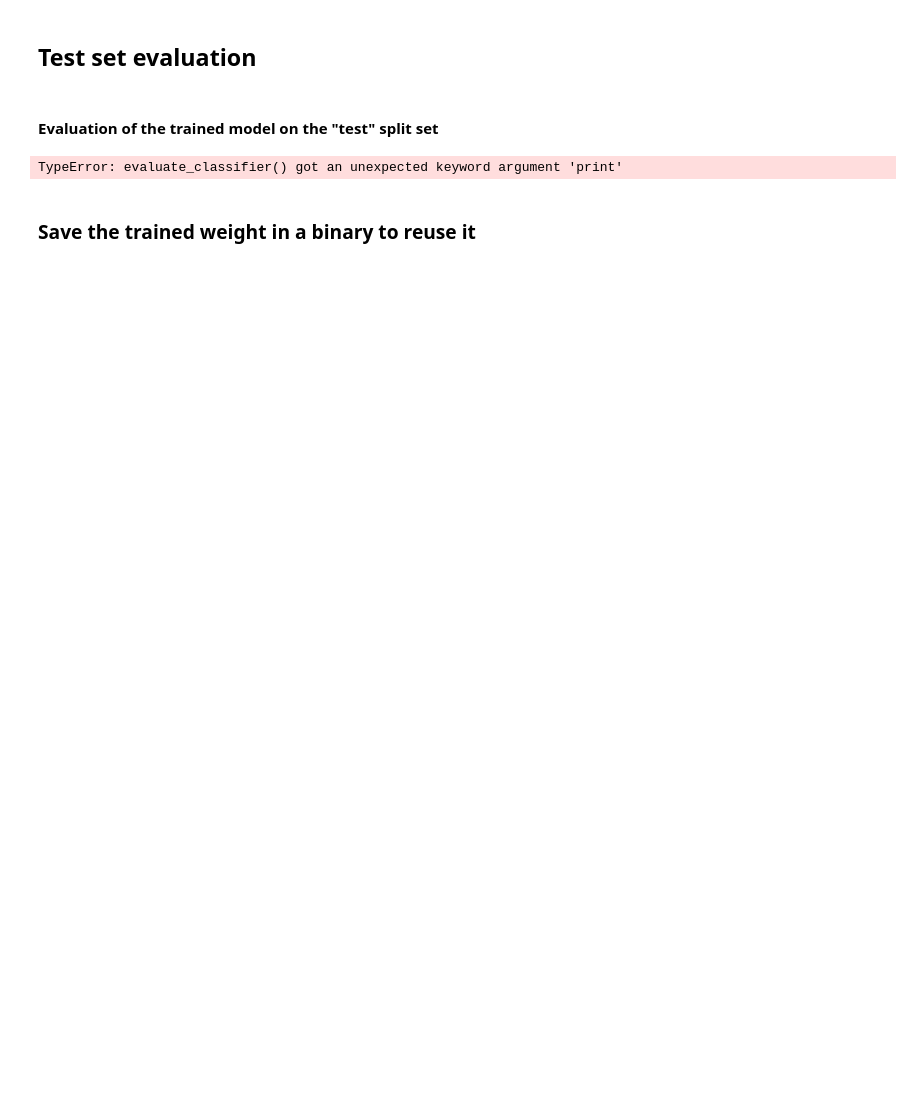
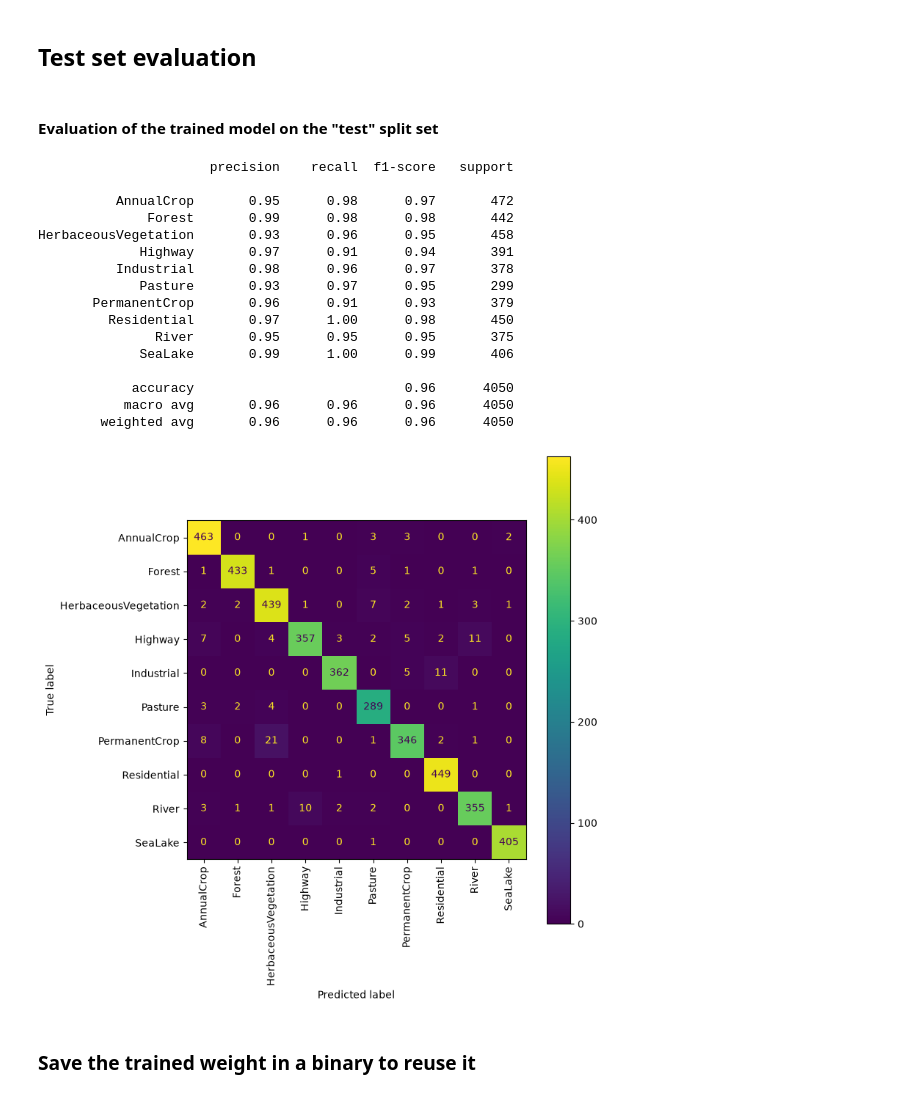
Before and after one commit to madalei/SOLSCAN, a Jupyter notebook: notebooks/train_eurosat_classifier.ipynb, the cells around one changed output. Drawn from its saved outputs; the diff is of its cells as text; code cells hidden in the pictures; blank space fills up the shorter version.

```diff
--- a/notebooks/train_eurosat_classifier.ipynb
+++ b/notebooks/train_eurosat_classifier.ipynb
@@ -125,11 +125,27 @@ plt.show()
 #### Evaluation of the trained model on the "test" split set
 # %%
 
-all_preds, all_labels = evaluate_classifier(model, test_loader, device, classes, print=True)
+all_preds, all_labels = evaluate_classifier(model, test_loader, device, classes, verbose=True)
 
 draw_confusion_matrix(all_labels, all_preds, classes)
 # %% [output]
-TypeError: evaluate_classifier() got an unexpected keyword argument 'print'
+                      precision    recall  f1-score   support
+
+          AnnualCrop       0.95      0.98      0.97       472
+              Forest       0.99      0.98      0.98       442
+HerbaceousVegetation       0.93      0.96      0.95       458
+             Highway       0.97      0.91      0.94       391
+          Industrial       0.98      0.96      0.97       378
+             Pasture       0.93      0.97      0.95       299
+       PermanentCrop       0.96      0.91      0.93       379
+         Residential       0.97      1.00      0.98       450
+               River       0.95      0.95      0.95       375
+             SeaLake       0.99      1.00      0.99       406
+
+            accuracy                           0.96      4050
+           macro avg       0.96      0.96      0.96      4050
+        weighted avg       0.96      0.96      0.96      4050
+[figure, added]
 # %% [markdown]
 ### Save the trained weight in a binary to reuse it
 # %%
```
Also changed, not shown: parts of 3 cells of this notebook.
